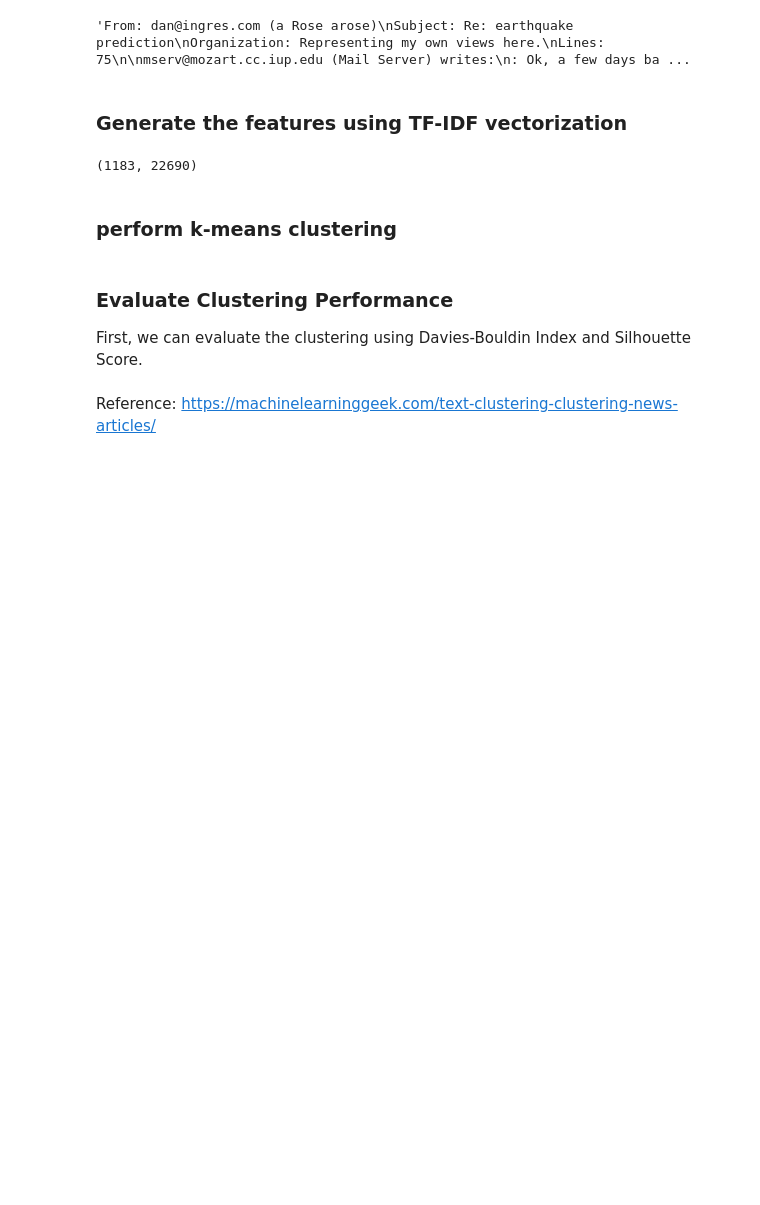
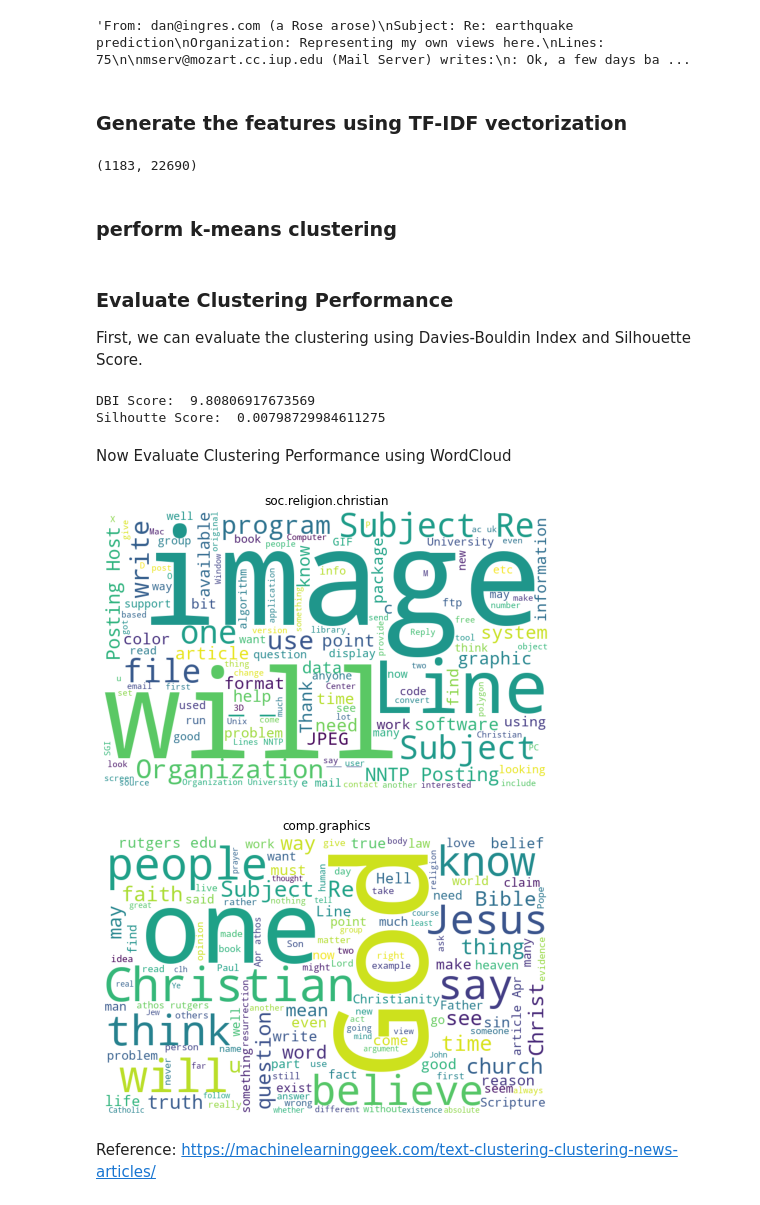
Before and after one commit to mdabashar/UnsupervisedLearning, a Jupyter notebook: Clustering Text with kMeans.ipynb, the cells around one changed output. Saved outputs shown, nothing was run; the diff lists cells and outputs as text; code cells hidden in the pictures; blank space fills up the shorter version.

```diff
--- a/Clustering Text with kMeans.ipynb
+++ b/Clustering Text with kMeans.ipynb
@@ -59,5 +59,67 @@ pred_labels = kmeans.labels_
 ### Evaluate Clustering Performance
 
 First, we can evaluate the clustering using Davies-Bouldin Index and Silhouette Score.
+# %%
+from sklearn import metrics
+# Compute DBI score
+dbi = metrics.davies_bouldin_score(X_train_counts.toarray(), pred_labels)
+
+# Compute Silhoutte Score
+ss = metrics.silhouette_score(X_train_counts.toarray(), pred_labels , metric='euclidean')
+
+# Print the DBI and Silhoutte Scores
+print("DBI Score: ", dbi, "\nSilhoutte Score: ", ss)
+# %% [output]
+DBI Score:  9.80806917673569
+Silhoutte Score:  0.00798729984611275
+# %% [markdown]
+Now Evaluate Clustering Performance using WordCloud
+# %%
+# Import WordCloud and STOPWORDS
+from wordcloud import WordCloud
+from wordcloud import STOPWORDS
+# Import matplotlib
+import matplotlib.pyplot as plt
+
+
+def word_cloud(text,wc_title,wc_file_name='wordcloud.jpeg'):
+    # Create stopword list
+    stopword_list = set(STOPWORDS)
+
+    # Create WordCloud
+    word_cloud = WordCloud(width = 800, height = 500,
+                           background_color ='white',
+                           stopwords = stopword_list,
+                           min_font_size = 14).generate(text)
+
+    # Set wordcloud figure size
+    plt.figure(figsize = (8, 6))
+
+    # Set title for word cloud
+    plt.title(wc_title)
+
+    # Show image
+    plt.imshow(word_cloud)
+
+    # Remove Axis
+    plt.axis("off")
+
+    # save word cloud
+    plt.savefig(wc_file_name,bbox_inches='tight')
+
+    # show plot
+    plt.show()
+# %%
+import pandas as pd
+df=pd.DataFrame({"text":twenty_train.data,"labels":pred_labels})
+
+
+for i in df.labels.unique():
+    new_df=df[df.labels==i]
+    text="".join(new_df.text.tolist())
+    word_cloud(text,twenty_train.target_names[i], twenty_train.target_names[i]+'.jpeg')
+# %% [output]
+[figure, added]
+[figure, added]
 # %% [markdown]
 Reference: https://machinelearninggeek.com/text-clustering-clustering-news-articles/
```
